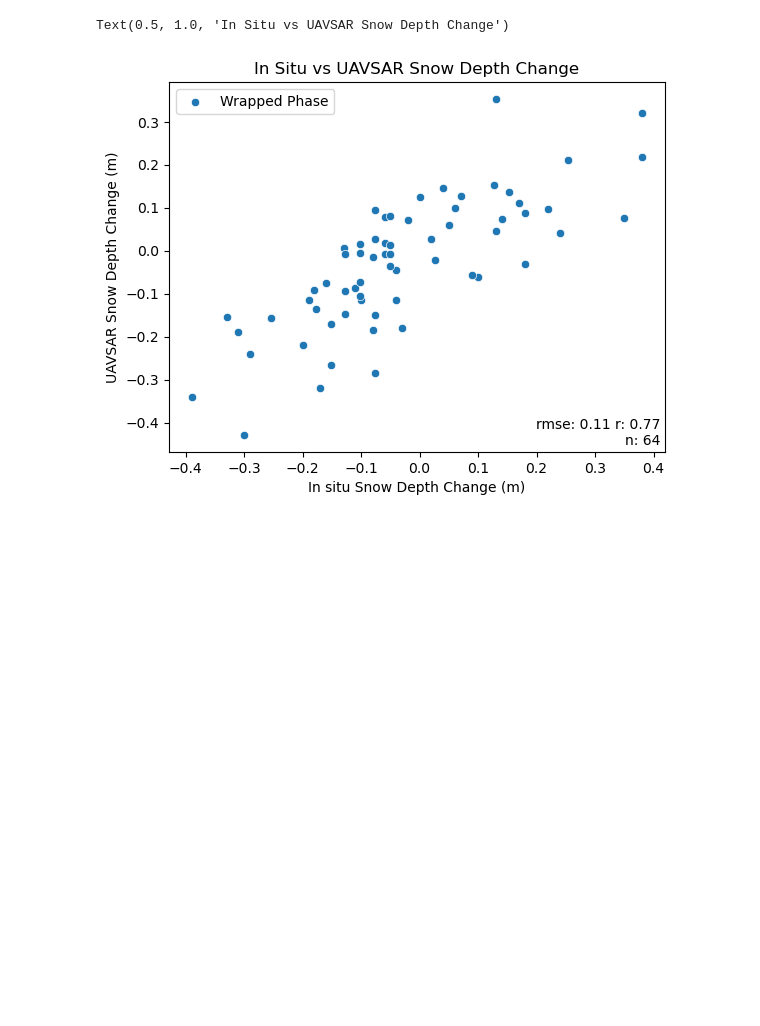
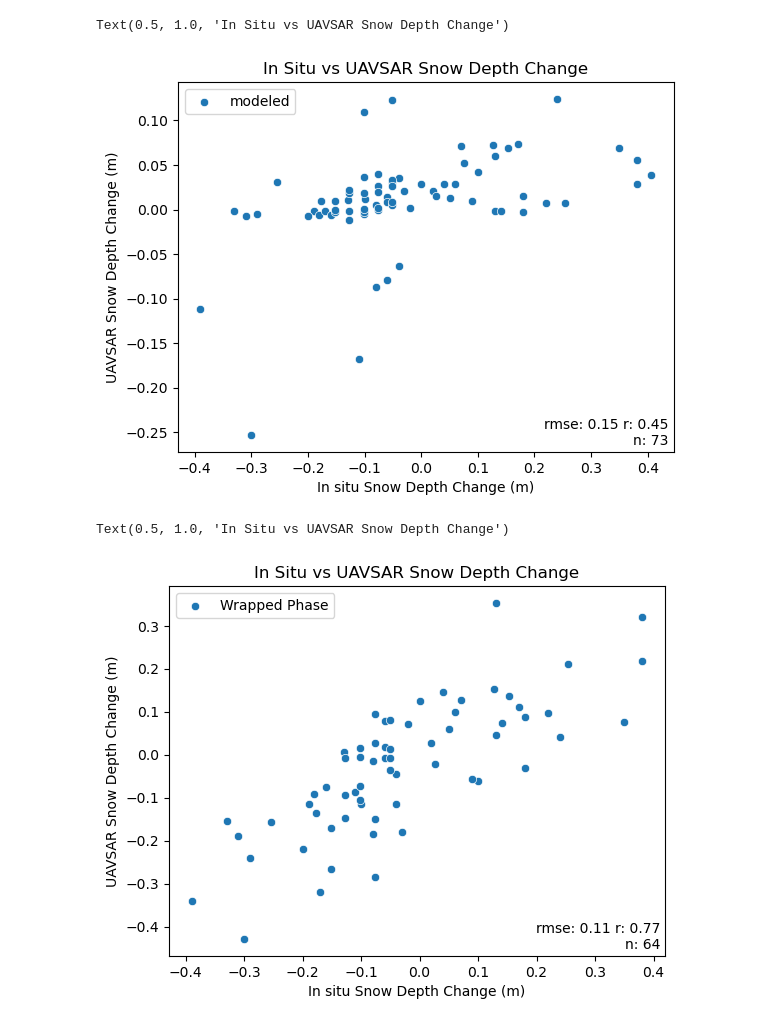
Before and after one commit to ZachHoppinen/uavsar-validation, a Jupyter notebook: src/compare/insitu/insitu_main.ipynb, the cells around one changed output. Saved outputs shown, nothing was run; the diff lists cells and outputs as text; code cells hidden in the pictures; blank space fills up the shorter version.

Commit message:
theoretical figures

```diff
--- a/src/compare/insitu/insitu_main.ipynb
+++ b/src/compare/insitu/insitu_main.ipynb
@@ -44,12 +44,19 @@ def get_uavsar_sd(r, col):
         print('here')
         return np.nan
 
-all_insitu = pd.concat([insitu, boards])
+def get_model_sd(r):
+    site = ds.sel(time1 = r.time1, method = 'nearest').sel(x = r.lon, y = r.lat, method = 'nearest', tolerance = tol)
+    model_sd = site['model_d_swe'] * 997 / r['t1_density']
+    return model_sd.data.ravel()[0]
+
+# all_insitu = pd.concat([insitu, boards])
 # %%
 ds = ds.assign_coords(insitu_hn = ('time1', insitu.groupby('time1')['dSD'].mean()))
 ds = ds.assign_coords(insitu_dSWE = ('time1', insitu.groupby('time1')['dSWE'].mean()))
 den = insitu.groupby('time1')['t1_density'].mean()
 ds = ds.assign_coords(insitu_den = ('time1', den))
+# %%
+insitu['model_d_sd'] = insitu.apply(get_model_sd, axis = 1)
 # %%
 insitu['int_atm_sd'] = insitu.apply(get_uavsar_sd, axis = 1, args =  ['int_atm'])
 insitu['unw_atm_sd'] = insitu.apply(get_uavsar_sd, axis = 1, args =  ['unw_atm'])
@@ -58,3 +73,14 @@ insitu['unw_sd'] = insitu.apply(get_uavsar_sd, axis = 1, args =  ['unw'])
+# %%
+fig, ax = plt.subplots()
+sns.scatterplot(insitu, x = 'dSD', y = 'model_d_sd', ax = ax, label = "modeled")
+ax.set_xlabel('In situ Snow Depth Change (m)')
+ax.set_ylabel('UAVSAR Snow Depth Change (m)')
+rmse, r, n = get_stats(insitu['dSD'], insitu['model_d_sd'])
+ax.text(s = f'rmse: {rmse:.2f} r: {r:.2f}\nn: {n}', x = 0.99, y = 0.01, ha = 'right', va = 'bottom', transform=ax.transAxes)
+ax.set_title('In Situ vs UAVSAR Snow Depth Change')
+# %% [output]
+Text(0.5, 1.0, 'In Situ vs UAVSAR Snow Depth Change')
+[figure, added]
 # %%
 fig, ax = plt.subplots()
 # sns.scatterplot(insitu, x = 'dSD', y = '_atm_sd', ax= ax, label = 'Unwrapped')
```
Also changed, not shown: parts of 2 cells of this notebook, 4 other files.
